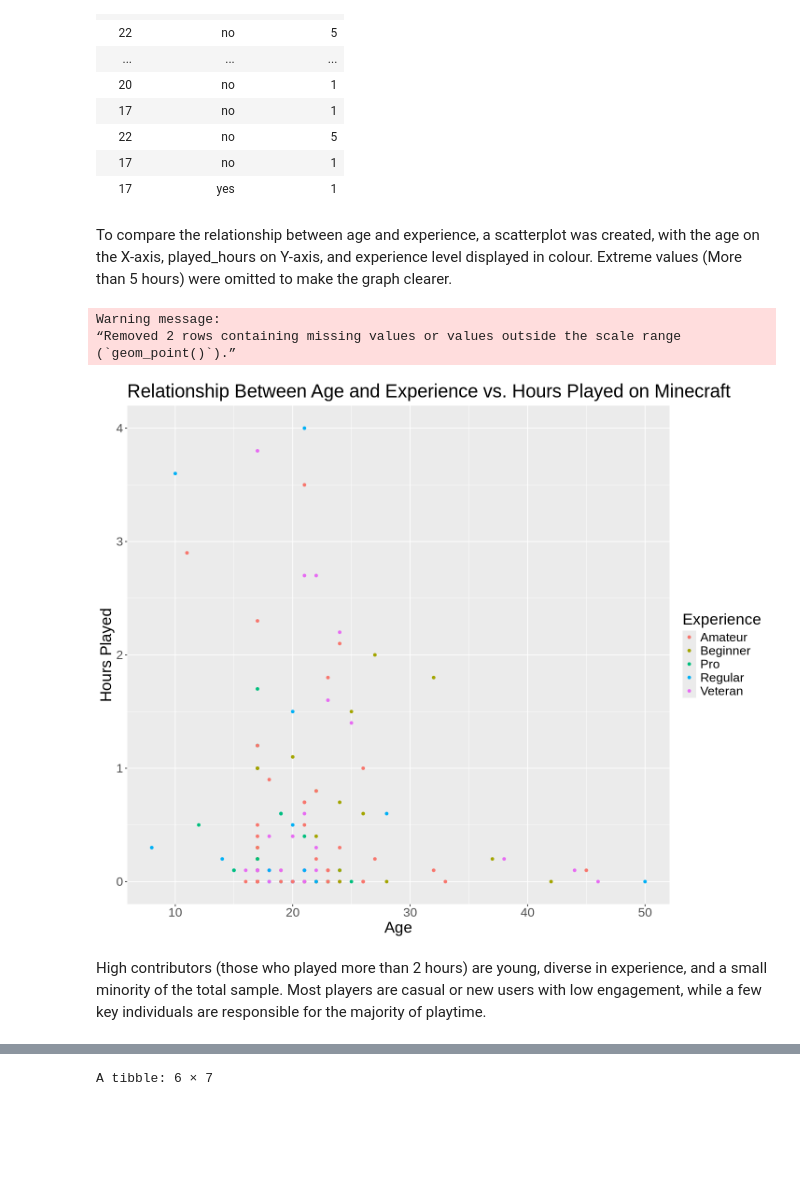
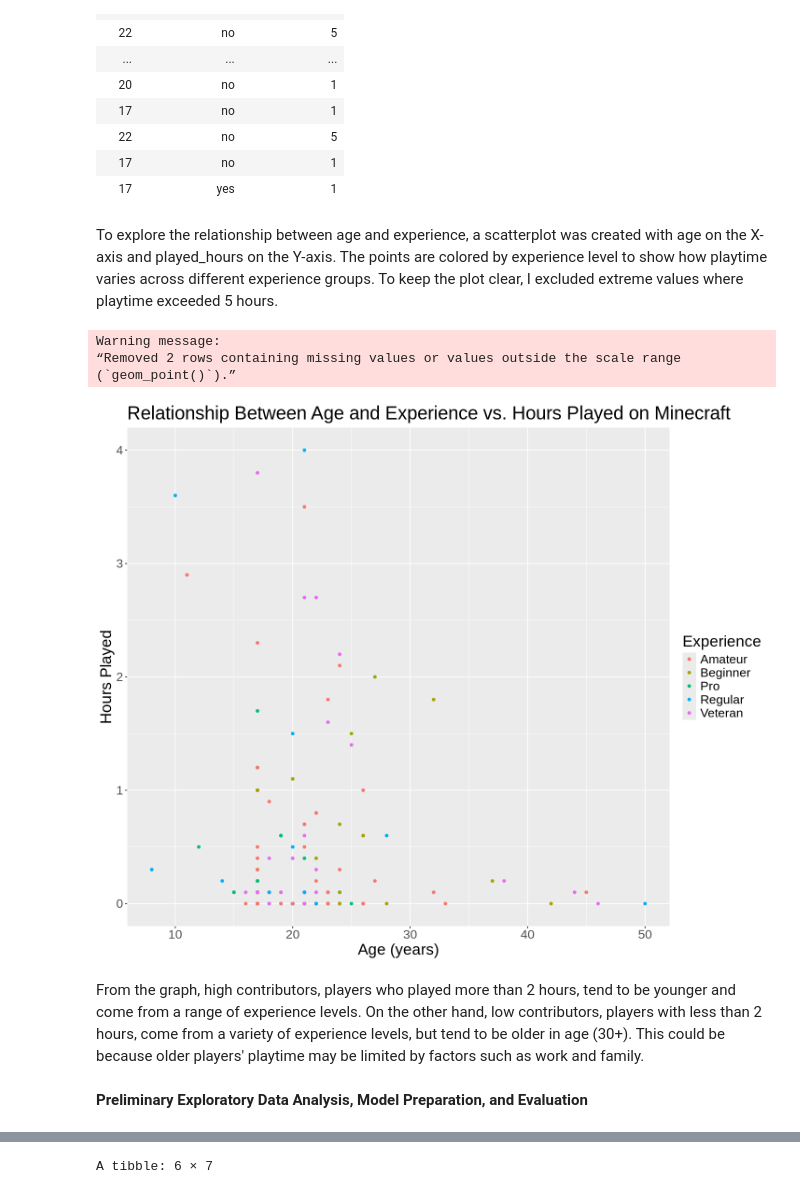
Before and after one commit to jessicatran17/dsci100_project_report, a Jupyter notebook: dsci100_project_report.ipynb, the cells around one changed output, grey strips where cells are left out. Drawn from its saved outputs; the diff is of its cells as text; code cells hidden in the pictures; blank space fills up the shorter version.

```diff
--- a/dsci100_project_report.ipynb
+++ b/dsci100_project_report.ipynb
@@ -123,16 +133,19 @@ A tibble: 194 × 3
 | 17 | no | 1 |
 | 17 | yes | 1 |
 # %% [markdown]
-To compare the relationship between age and experience, a scatterplot was created, with the age on the X-axis, played_hours on Y-axis, and experience level displayed in colour. Extreme values (More than 5 hours) were omitted to make the graph clearer.
+To explore the relationship between age and experience, a scatterplot was created with age on the X-axis and played_hours on the Y-axis. The points are colored by experience level to show how playtime varies across different experience groups.
+To keep the plot clear, I excluded extreme values where playtime exceeded 5 hours.
 # %%
 options(repr.plot.width=12, repr.plot.height=10)
-mc_plot <- players |> filter(played_hours<5) |> ggplot(aes(x=age, y=played_hours, color=experience)) + geom_point() + labs(x="Age",y="Hours Played", color="Experience", title="Relationship Between Age and Experience vs. Hours Played on Minecraft") + theme(text=element_text(size=20))
+mc_plot <- players |> filter(played_hours<5) |> ggplot(aes(x=age, y=played_hours, color=experience)) + geom_point() + labs(x="Age (years)",y="Hours Played", color="Experience", title="Relationship Between Age and Experience vs. Hours Played on Minecraft") + theme(text=element_text(size=20))
 mc_plot
 # %% [output]
 Warning message:
 “Removed 2 rows containing missing values or values outside the scale range
 (`geom_point()`).”
-[figure, old version]
+[figure, new version]
 # %% [markdown]
-High contributors (those who played more than 2 hours) are young, diverse in experience, and a small minority of the total sample. Most players are casual or new users with low engagement, while a few key individuals are responsible for the majority of playtime.
+From the graph, high contributors, players who played more than 2 hours, tend to be younger and come from a range of experience levels. On the other hand, low contributors, players with less than 2 hours, come from a variety of experience levels, but tend to be older in age (30+). This could be because older players' playtime may be limited by factors such as work and family.
+# %% [markdown]
+**Preliminary Exploratory Data Analysis, Model Preparation, and Evaluation**
 # %% [markdown]
```
Also changed, not shown: parts of 13 cells of this notebook.
